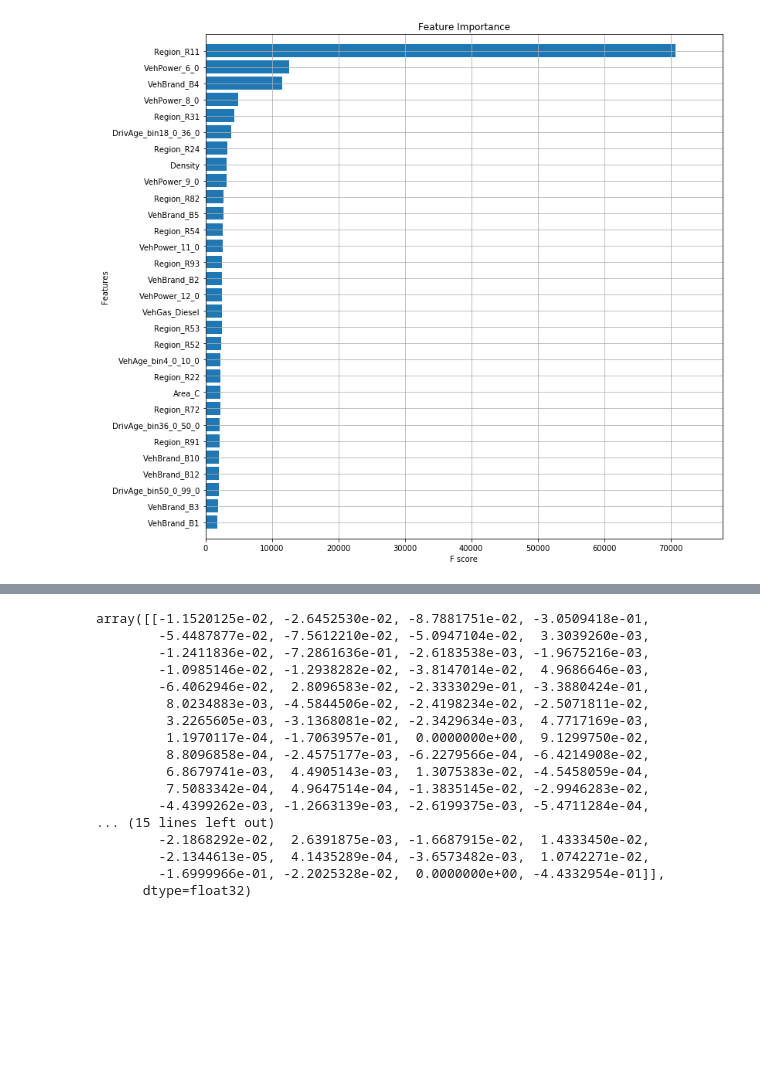
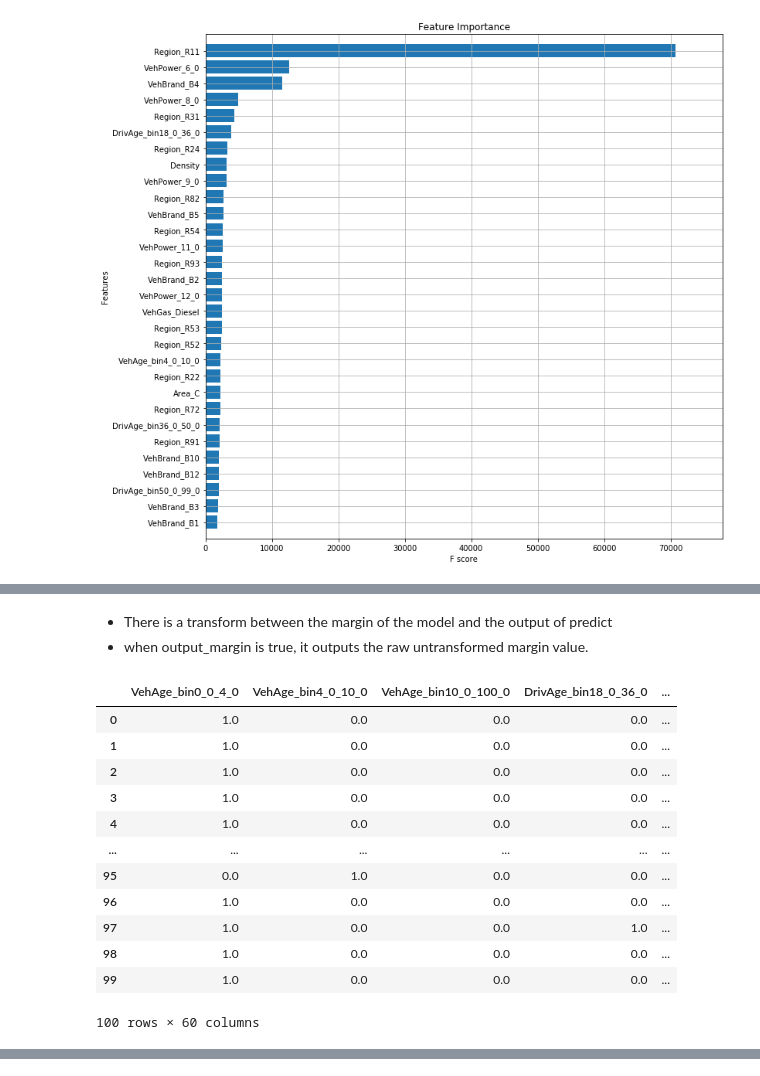
Before and after one commit to amanveer/FSI, a Jupyter notebook: insurance-feature-store-xgboost.ipynb, the cells around one changed output, grey strips where cells are left out. Drawn from its saved outputs; the diff is of its cells as text; code cells hidden in the pictures; blank space fills up the shorter version.

```diff
--- a/insurance-feature-store-xgboost.ipynb
+++ b/insurance-feature-store-xgboost.ipynb
@@ -853,9 +817,9 @@ inference_request[0]
 # %%
 #test_ds = X_train[0:100]
-test_ds = pd.DataFrame(data=inference_request, columns=test_ds.columns)[0:2]
-for col in test_ds2.columns:
+test_ds = pd.DataFrame(data=inference_request, columns=test_ds.columns)[0:100]
+for col in test_ds.columns:
     test_ds[col] = pd.to_numeric(test_ds[col])
 from xgboost import DMatrix
 
-model.predict(DMatrix(test_ds))
+model.predict(DMatrix(test_ds),output_margin=True)
 # %% [output]
@@ -863,3 +843,22 @@ array([80.5708, 80.5708], dtype=float32)
+# %% [markdown]
+- There is a transform between the margin of the model and the output of predict
+- when output_margin is true, it outputs the raw untransformed margin value.
+# %%
+test_ds
+# %% [output]
+|  | VehAge_bin0_0_4_0 | VehAge_bin4_0_10_0 | VehAge_bin10_0_100_0 | DrivAge_bin18_0_36_0 | ... |
+| 0 | 1.0 | 0.0 | 0.0 | 0.0 | ... |
+| 1 | 1.0 | 0.0 | 0.0 | 0.0 | ... |
+| 2 | 1.0 | 0.0 | 0.0 | 0.0 | ... |
+| 3 | 1.0 | 0.0 | 0.0 | 0.0 | ... |
+| 4 | 1.0 | 0.0 | 0.0 | 0.0 | ... |
+| ... | ... | ... | ... | ... | ... |
+| 95 | 0.0 | 1.0 | 0.0 | 0.0 | ... |
+| 96 | 1.0 | 0.0 | 0.0 | 0.0 | ... |
+| 97 | 1.0 | 0.0 | 0.0 | 1.0 | ... |
+| 98 | 1.0 | 0.0 | 0.0 | 0.0 | ... |
+| 99 | 1.0 | 0.0 | 0.0 | 0.0 | ... |
+100 rows × 60 columns
 # %%
 #Initialize your Jupyter notebook with initjs(), otherwise you will get an error message.
 shap.initjs()
@@ -871,23 +870,3 @@ shap.force_plot(explainerModel.expected_value, shap_values_Model[j,:], test_ds.i
 # %% [output]
 [interactive output not drawn]
 <shap.plots._force.AdditiveForceVisualizer at 0x...>
-# %%
-shap_values_Model
-# %% [output]
-array([[-1.1520125e-02, -2.6452530e-02, -8.7881751e-02, -3.0509418e-01,
-        -5.4487877e-02, -7.5612210e-02, -5.0947104e-02,  3.3039260e-03,
-        -1.2411836e-02, -7.2861636e-01, -2.6183538e-03, -1.9675216e-03,
-        -1.0985146e-02, -1.2938282e-02, -3.8147014e-02,  4.9686646e-03,
-        -6.4062946e-02,  2.8096583e-02, -2.3333029e-01, -3.3880424e-01,
-         8.0234883e-03, -4.5844506e-02, -2.4198234e-02, -2.5071811e-02,
-         3.2265605e-03, -3.1368081e-02, -2.3429634e-03,  4.7717169e-03,
-         1.1970117e-04, -1.7063957e-01,  0.0000000e+00,  9.1299750e-02,
-         8.8096858e-04, -2.4575177e-03, -6.2279566e-04, -6.4214908e-02,
-         6.8679741e-03,  4.4905143e-03,  1.3075383e-02, -4.5458059e-04,
-         7.5083342e-04,  4.9647514e-04, -1.3835145e-02, -2.9946283e-02,
-        -4.4399262e-03, -1.2663139e-03, -2.6199375e-03, -5.4711284e-04,
-... (15 lines left out)
-        -2.1868292e-02,  2.6391875e-03, -1.6687915e-02,  1.4333450e-02,
-        -2.1344613e-05,  4.1435289e-04, -3.6573482e-03,  1.0742271e-02,
-        -1.6999966e-01, -2.2025328e-02,  0.0000000e+00, -4.4332954e-01]],
-      dtype=float32)
```
Also changed, not shown: parts of 5 cells of this notebook.
